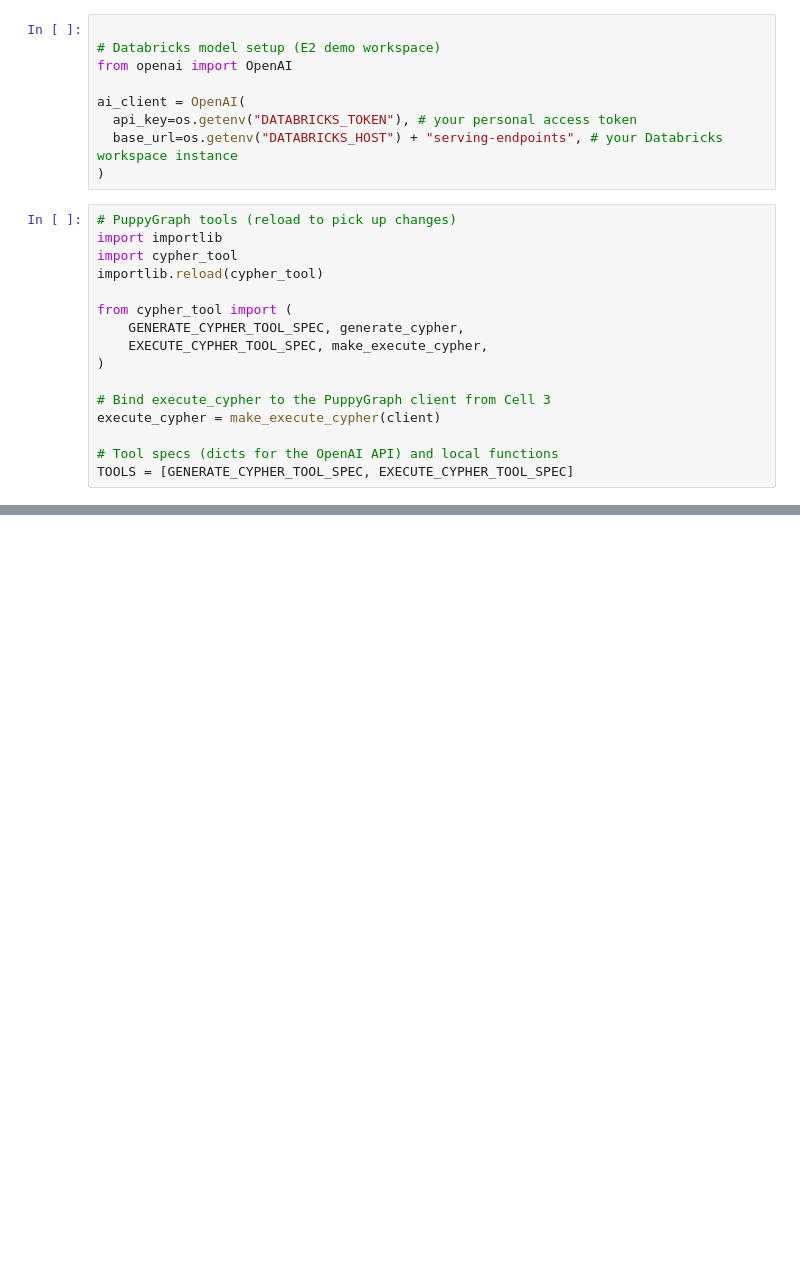
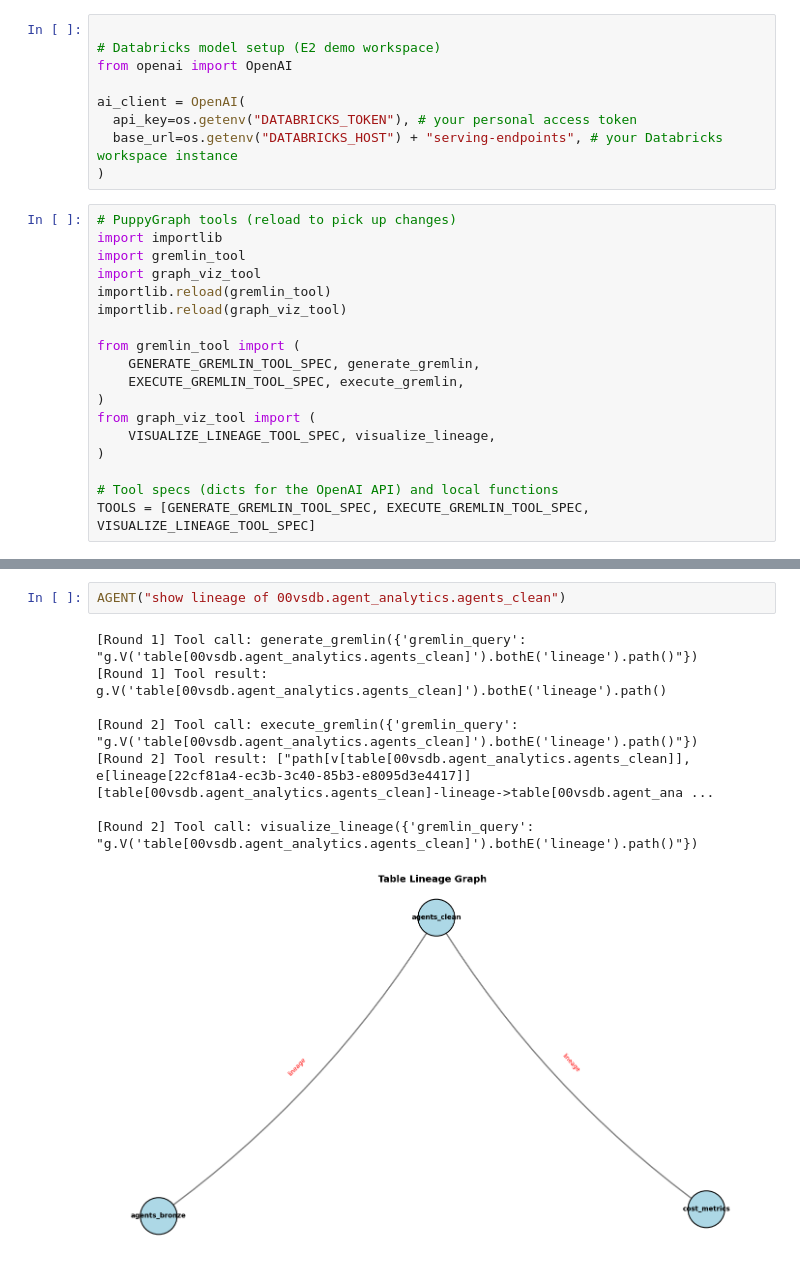
Before and after one commit to Blackkadder/voice-to-rag, a Jupyter notebook: backend/agents/dev_notebook.ipynb, the cells around one changed output, grey strips where cells are left out. Cells and saved outputs as stored; diff of their text form; blank space fills up the shorter version.

Commit message:
agent with viz

```diff
--- a/backend/agents/dev_notebook.ipynb
+++ b/backend/agents/dev_notebook.ipynb
@@ -48,19 +40,21 @@ ai_client = OpenAI(
 # %%
 # PuppyGraph tools (reload to pick up changes)
 import importlib
-import cypher_tool
-importlib.reload(cypher_tool)
+import gremlin_tool
+import graph_viz_tool
+importlib.reload(gremlin_tool)
+importlib.reload(graph_viz_tool)
 
-from cypher_tool import (
-    GENERATE_CYPHER_TOOL_SPEC, generate_cypher,
-    EXECUTE_CYPHER_TOOL_SPEC, make_execute_cypher,
+from gremlin_tool import (
+    GENERATE_GREMLIN_TOOL_SPEC, generate_gremlin,
+    EXECUTE_GREMLIN_TOOL_SPEC, execute_gremlin,
+)
+from graph_viz_tool import (
+    VISUALIZE_LINEAGE_TOOL_SPEC, visualize_lineage,
 )
 
-# Bind execute_cypher to the PuppyGraph client from Cell 3
-execute_cypher = make_execute_cypher(client)
-
 # Tool specs (dicts for the OpenAI API) and local functions
-TOOLS = [GENERATE_CYPHER_TOOL_SPEC, EXECUTE_CYPHER_TOOL_SPEC]
+TOOLS = [GENERATE_GREMLIN_TOOL_SPEC, EXECUTE_GREMLIN_TOOL_SPEC, VISUALIZE_LINEAGE_TOOL_SPEC]
 # %%
 import json
 
@@ -150,0 +202,11 @@ What is the lineage of table 00vsdb.agent_analytics.agents_clean?
+# %%
+AGENT("show lineage of 00vsdb.agent_analytics.agents_clean")
+# %% [output]
+[Round 1] Tool call: generate_gremlin({'gremlin_query': "g.V('table[00vsdb.agent_analytics.agents_clean]').bothE('lineage').path()"})
+[Round 1] Tool result: g.V('table[00vsdb.agent_analytics.agents_clean]').bothE('lineage').path()
+
+[Round 2] Tool call: execute_gremlin({'gremlin_query': "g.V('table[00vsdb.agent_analytics.agents_clean]').bothE('lineage').path()"})
+[Round 2] Tool result: ["path[v[table[00vsdb.agent_analytics.agents_clean]], e[lineage[22cf81a4-ec3b-3c40-85b3-e8095d3e4417]][table[00vsdb.agent_analytics.agents_clean]-lineage->table[00vsdb.agent_ana ...
+
+[Round 2] Tool call: visualize_lineage({'gremlin_query': "g.V('table[00vsdb.agent_analytics.agents_clean]').bothE('lineage').path()"})
+[figure, added]
```
Also changed, not shown: parts of 12 cells of this notebook, 5 other files.
